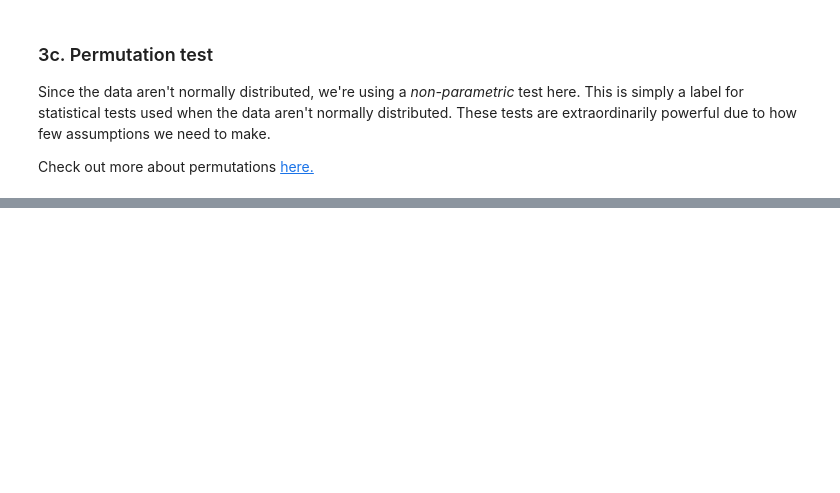
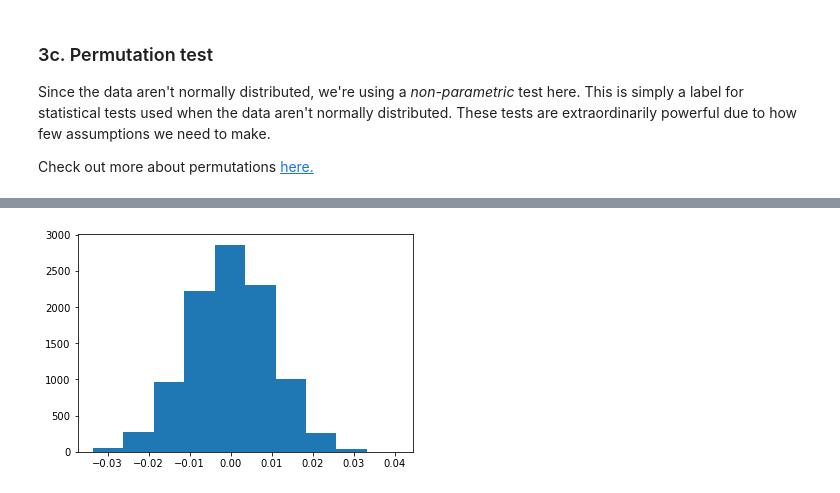
Before and after one commit to hwichan7/Springboard, a Jupyter notebook: PART 3, Tier 1 - Modeling .ipynb, the cells around one changed output, grey strips where cells are left out. Saved outputs shown, nothing was run; the diff lists cells and outputs as text; code cells hidden in the pictures; blank space fills up the shorter version.

```diff
--- a/PART 3, Tier 1 - Modeling .ipynb
+++ b/PART 3, Tier 1 - Modeling .ipynb
@@ -423,8 +471,8 @@ Check out more about permutations [here.](http://rasbt.github.io/mlxtend/user_gu
 # Create a column called `Permutation1`, and assign to it the result of permuting (shuffling) the Rating column
 # This assignment will use our numpy object's random.permutation() method, and will look like this:
 # df['Permutation1'] = np.random.permutation(df['Rating'])
-df['Permutation1'] = np.random.permutation(df[_ _ _])
+df['Permutation1'] = np.random.permutation(df['Rating'])
 
 # Call the describe() method on our permutation grouped by 'platform'.
 # We'll use this structure: df.groupby(by='platform')['Permutation1'].describe()
-df.groupby(by='platform')['Permutation1']_ _ _
+df.groupby(by='platform')['Permutation1'].describe()
@@ -438,19 +496,21 @@ df.groupby(by='platform')['Rating'].describe()
 # Let's create a vector with the differences - that will be the distibution of the Null.
 
 # First, make a list called difference.
-_ _ _ = list()
+difference = list()
 
 # Now make a for loop that does the following 10,000 times:
 # 1. makes a permutation of the 'Rating' as you did above
 # 2. calculates the difference in the mean rating for apple and the mean rating for google.
 # Hint: the code for (2) will look like this: difference.append(np.mean(permutation[df['platform']=='apple']) - np.mean(permutation[df['platform']=='google']))
-for _ _ _ in range(_ _ _):
-    permutation = np.random.permutation(df[_ _ _])
+for permutation in range(10000):
+    permutation = np.random.permutation(df['Permutation1'])
     difference.append(np.mean(permutation[df['platform']=='apple']) - np.mean(permutation[df['platform']=='google']))
 # %%
 # Make a variable called 'histo', and assign to it the result of plotting a histogram of the difference list.
 # This assignment will look like: histo = plt.hist(difference)
-histo = plt.hist(_ _ _)
+histo = plt.hist(difference)
+# %% [output]
+[figure, added]
 # %%
 # Now make a variable called obs_difference, and assign it the result of the mean of our 'apple' variable and the mean of our 'google variable'
 obs_difference = np.mean(_ _ _) - np.mean(_ _ _)
```
Also changed, not shown: parts of 16 cells of this notebook.
